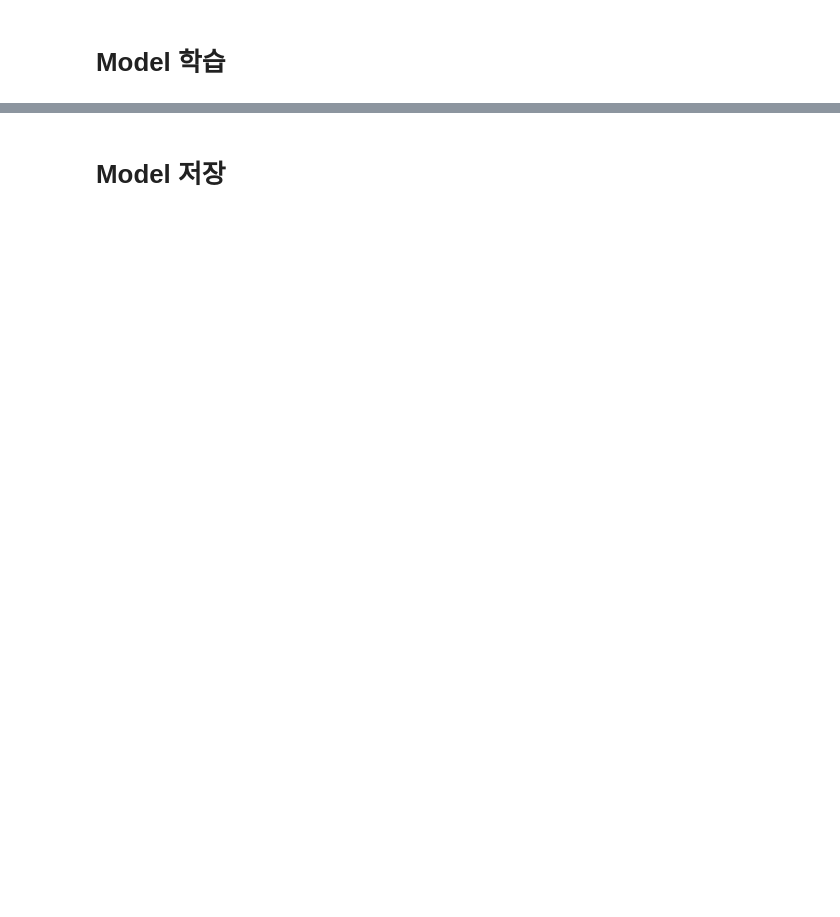
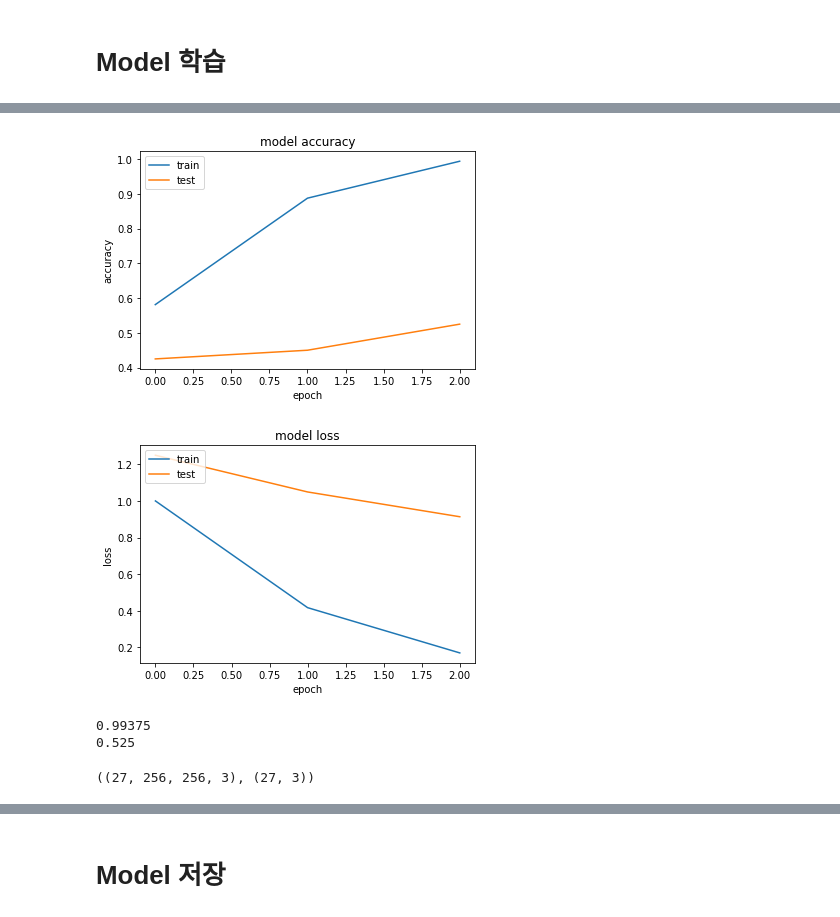
Before and after one commit to sds-arch-cert/kubeflow-edu, a Jupyter notebook: 06-Kale/00-covid19_init.ipynb, the cells around one changed output, grey strips where cells are left out. Cells and saved outputs as stored; diff of their text form; code cells hidden in the pictures; blank space fills up the shorter version.

```diff
--- a/06-Kale/00-covid19_init.ipynb
+++ b/06-Kale/00-covid19_init.ipynb
@@ -35,15 +36,22 @@ minioClient = Minio(
 
 data = []
 labels = []
+Testdata = []
+Testlabels = []
 
 # read all X-Rays in the specified path, and resize them all to 256x256
 
 for i in minioClient.list_objects('dataset', prefix='covid19', recursive=True):
     label = i.object_name.split(os.path.sep)[-2]
+    usage = i.object_name.split(os.path.sep)[-3]
     minioObj = minioClient.get_object('dataset', i.object_name)
     byteArray = minioObj.read()
     pil_image = Image.open(io.BytesIO(byteArray)).convert('RGB')
     image = cv2.cvtColor(np.array(pil_image), cv2.COLOR_RGB2BGR)
     image = cv2.resize(image, (256, 256))
-    data.append(image)
-    labels.append(label)
+    if usage == 'train':
+        data.append(image)
+        labels.append(label)
+    else :
+        Testdata.append(image)
+        Testlabels.append(label)
@@ -90,4 +127,4 @@ model.summary()
 # %%
 # train the head of the network
 print("Training the full stack model...")
-hist = model.fit(x_train, y_train, epochs=10, validation_data=(x_val, y_val), batch_size=8)
+hist = model.fit(x_train, y_train, epochs=3, validation_data=(x_val, y_val), batch_size=8)
@@ -94,10 +140,49 @@ hist = model.fit(x_train, y_train, epochs=10, validation_data=(x_val, y_val), ba
+# %%
+## summarize history for accuracy
+plt.plot(hist.history['accuracy'])
+plt.plot(hist.history['val_accuracy'])
+plt.title('model accuracy')
+plt.ylabel('accuracy')
+plt.xlabel('epoch')
+plt.legend(['train', 'test'], loc='upper left')
+plt.show()
+
+## summarize history for loss
+plt.plot(hist.history['loss'])
+plt.plot(hist.history['val_loss'])
+plt.title('model loss')
+plt.ylabel('loss')
+plt.xlabel('epoch')
+plt.legend(['train', 'test'], loc='upper left')
+plt.show()
+# %% [output]
+[figure, added]
+[figure, added]
 # %%
 loss         = hist.history['loss']
 accuracy     = hist.history['accuracy']
 val_loss     = hist.history['val_loss']
 val_accuracy = hist.history['val_accuracy']
 
-print(loss        )
-print(accuracy    )
-print(val_loss    )
-print(val_accuracy)
+##print(loss        )
+print(accuracy[-1]    )
+##print(val_loss    )
+print(val_accuracy[-1])
+# %% [output]
+0.99375
+0.525
+# %%
+#normalise pixel values to real numbers between 0.0 - 1.0
+Testdata_n = np.array(Testdata) / 255.0
+Testlabels_n = np.array(Testlabels)
+
+# perform one-hot encoding for a 3-class labeling
+label_encoder = LabelEncoder()
+Testinteger_encoded = label_encoder.fit_transform(Testlabels_n)
+Testlabels_c = to_categorical(Testinteger_encoded)
+
+x_test = Testdata_n
+y_test = Testlabels_c
+x_test.shape, y_test.shape
+# %% [output]
+((27, 256, 256, 3), (27, 3))
```
Also changed, not shown: parts of 13 cells of this notebook, 5 other files.
